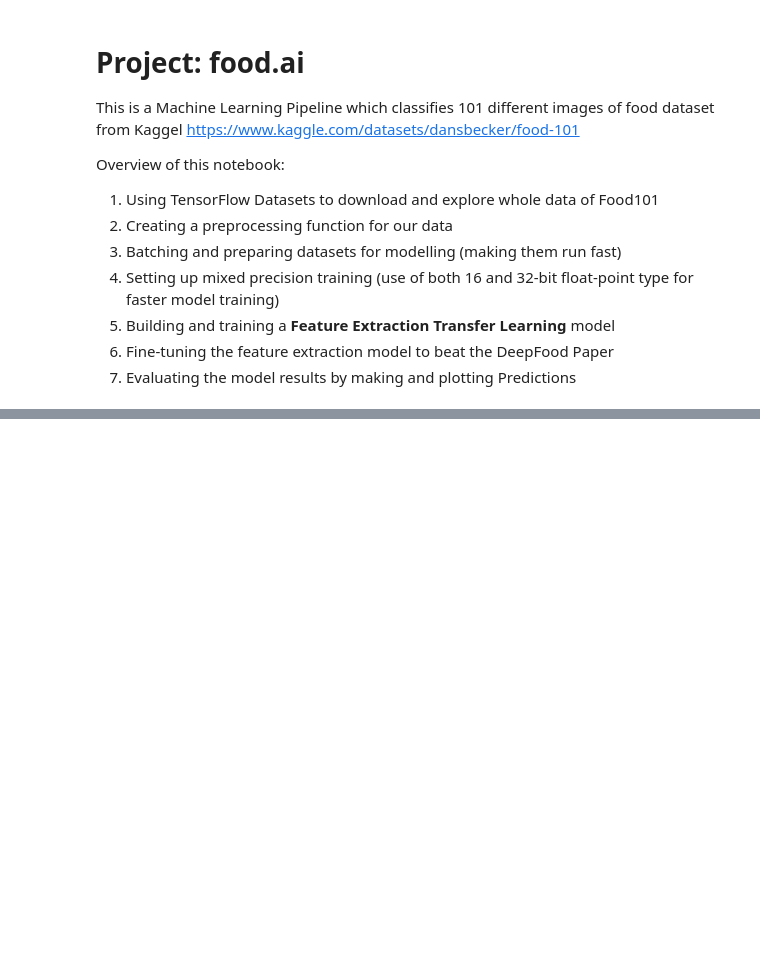
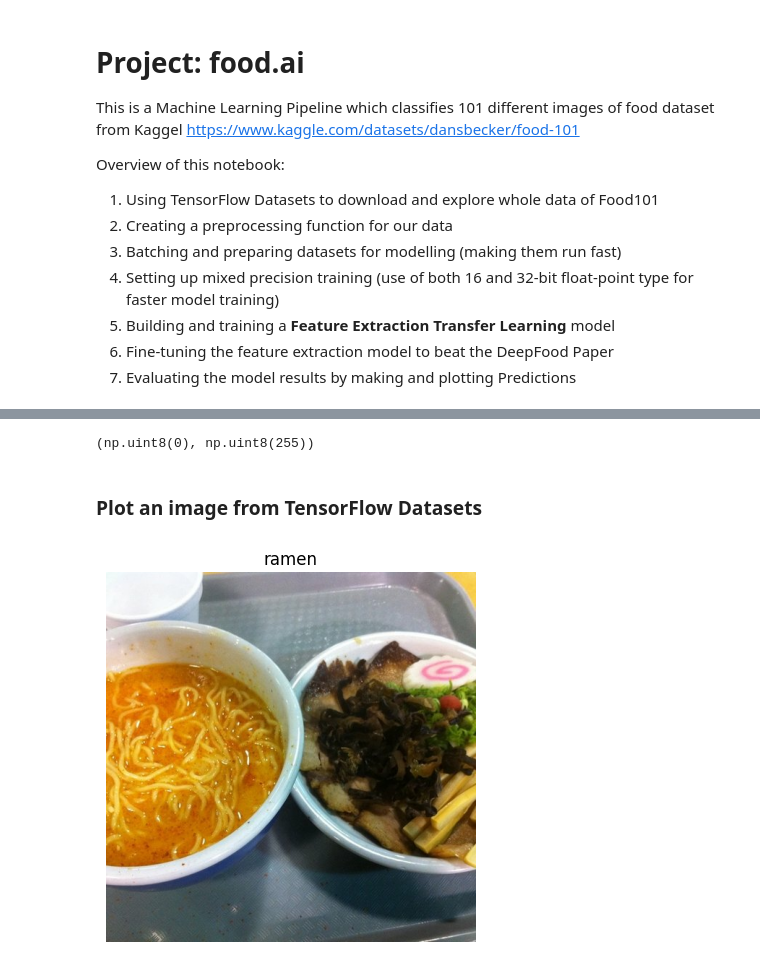
Before and after one commit to rajiblama743/food.ai, a Jupyter notebook: food_ai.ipynb, the cells around one changed output, grey strips where cells are left out. Drawn from its saved outputs; the diff is of its cells as text; code cells hidden in the pictures; blank space fills up the shorter version.

Commit message:
food101 dataset downloaded from TensorFlow Dataset and explored some data

```diff
--- a/food_ai.ipynb
+++ b/food_ai.ipynb
@@ -38,0 +57,7 @@ Sun Jan 12 16:02:10 2025
+# %%
+# Load in the data
+(train_data, test_data), ds_ifo = tfds.load(name="food101",
+                                           split=["train", "validation"],
+                                           shuffle_files=True,
+                                           as_supervised=True, # data gets returned in tupl format (data, label),
+                                           with_info=True) # this loads the meta data along with tensors(image data) and store it in ds_info
@@ -38,0 +81,4 @@ Sun Jan 12 16:02:10 2025
+# %%
+# Get the class names
+class_names = ds_ifo.features["label"].names
+class_names[:10]
@@ -38,0 +96,4 @@ Sun Jan 12 16:02:10 2025
+# %%
+# Take one sample of train data
+train_one_sample = train_data.take(1) # samples are in format (image_tensor, label)
+train_one_sample
@@ -38,0 +102,9 @@ Sun Jan 12 16:02:10 2025
+# %%
+# Output info about our traininig sample
+for image, label in train_one_sample:
+    print(f"""
+    Image shape: {image.shape}
+    Image datatype: {image.dtype}
+    Target class from food101 (tensor form): {label}
+    Class name (str form): {class_names[label.numpy()]}
+    """)
@@ -38,0 +138,16 @@ Sun Jan 12 16:02:10 2025
+# %%
+# What are the min and max values of our image tensor?
+
+# Usually the values of the image are between 0 and 255
+tf.reduce_min(image).numpy(), tf.reduce_max(image).numpy()
+# %% [output]
+(np.uint8(0), np.uint8(255))
+# %% [markdown]
+### Plot an image from TensorFlow Datasets
+# %%
+# Plot an image tensor
+plt.imshow(image)
+plt.title(class_names[label.numpy()])
+plt.axis(False);
+# %% [output]
+[figure, added]
```
Also changed, not shown: parts of 16 cells of this notebook.
